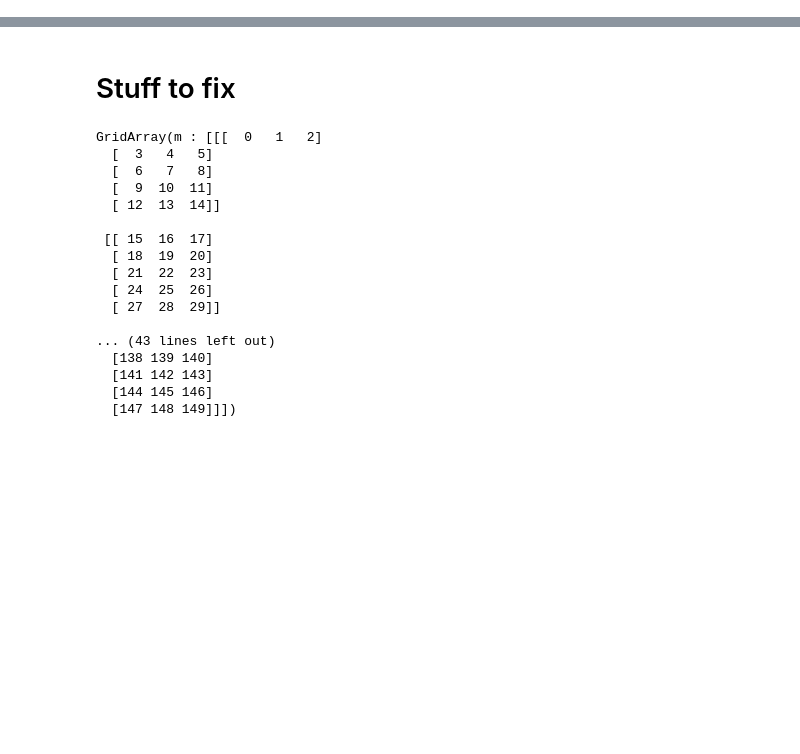
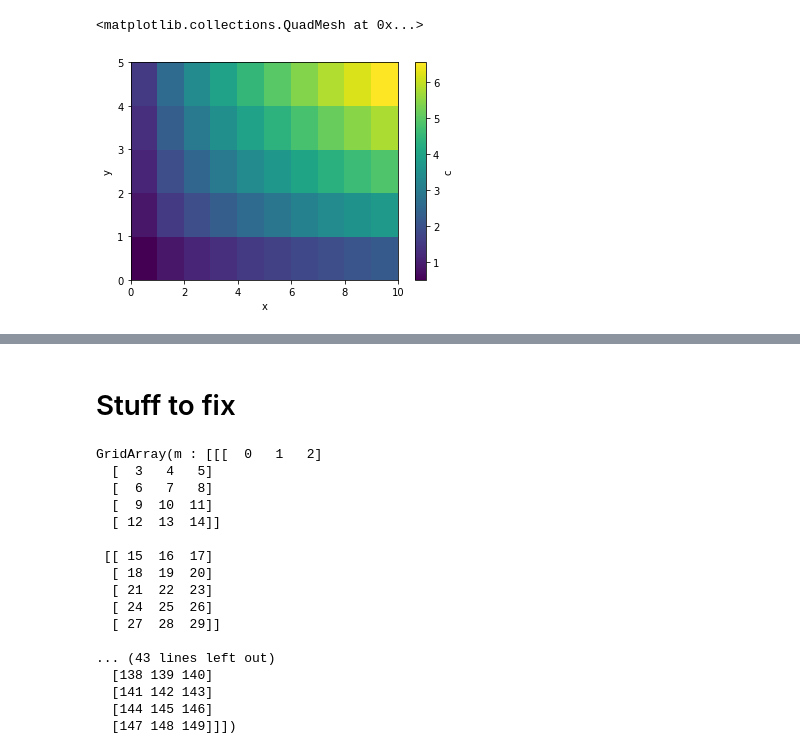
Before and after one commit to philippeller/dama, a Jupyter notebook: notebooks/GridData.ipynb, the cells around one changed output, grey strips where cells are left out. Drawn from its saved outputs; the diff is of its cells as text; code cells hidden in the pictures; blank space fills up the shorter version.

```diff
--- a/notebooks/GridData.ipynb
+++ b/notebooks/GridData.ipynb
@@ -104 +116,6 @@ np.mean(g['b'], axis='x') + np.std(g['a'], axis='x')
+# %%
+g.plot('c', cbar=True)
+# %% [output]
+<matplotlib.collections.QuadMesh at 0x...>
+[figure, added]
 # %%
```
Also changed, not shown: parts of 21 cells of this notebook, 4 other files.
